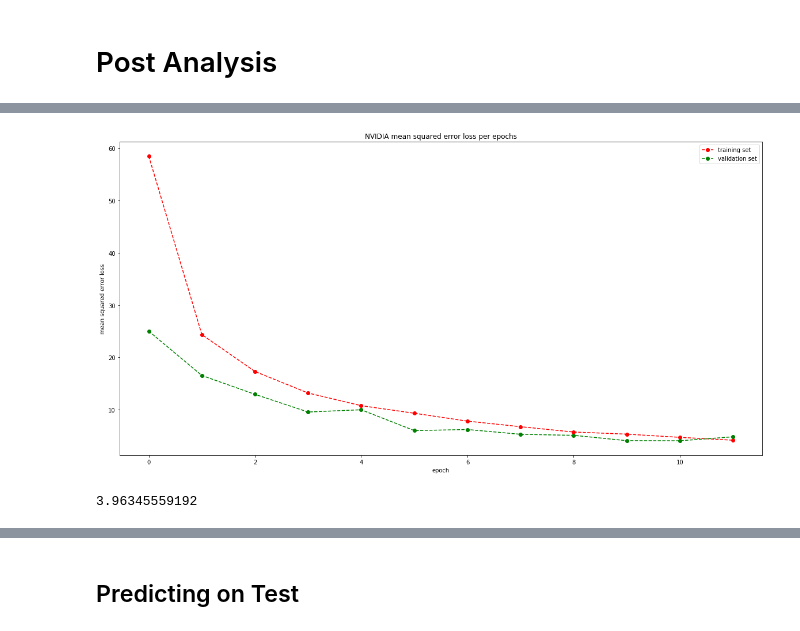
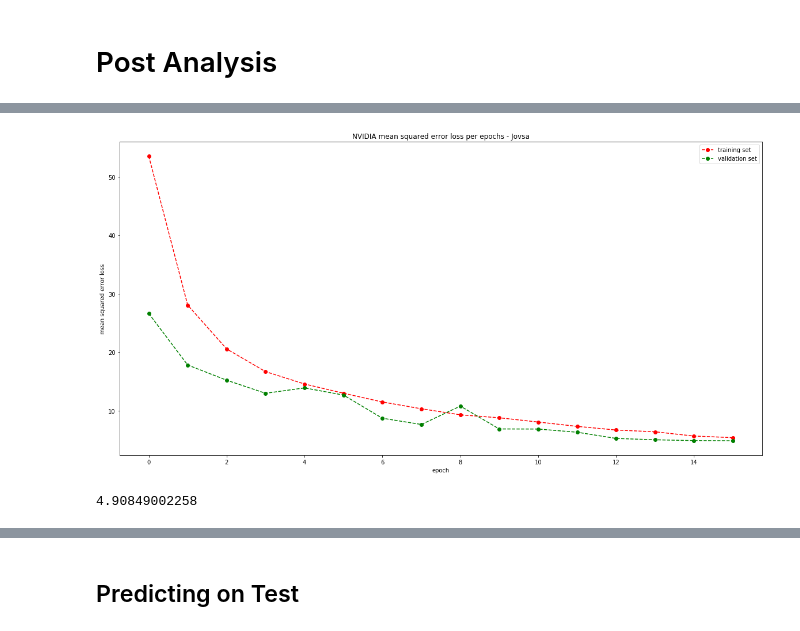
Before and after one commit to ArasStar/comma_ai_speed_challenge2017_Jovsa, a Jupyter notebook: code/NVIDIA_model.ipynb, the cells around one changed output, grey strips where cells are left out. Saved outputs shown, nothing was run; the diff lists cells and outputs as text; code cells hidden in the pictures.

Commit message:
Jovsa run

```diff
--- a/code/NVIDIA_model.ipynb
+++ b/code/NVIDIA_model.ipynb
@@ -35,5 +38,5 @@ sess = tf.Session(config=tf.ConfigProto(log_device_placement=True))
 # %%
-# constants
+# constantshop
 DATA_PATH = '/speed_challenge-2017/data'
 TRAIN_VIDEO = os.path.join(DATA_PATH, 'train.mp4') #'drive.mp4' 'train.mp4'
 TEST_VIDEO = os.path.join(DATA_PATH, 'test.mp4')
@@ -51,7 +54,7 @@ seeds = [1, 2, 3, 5, 8, 13, 21, 34, 55, 89, 144]
 # hyperparameters
 batch_size = 16
 num_epochs = 25 #100 #90
-steps_per_epoch = 800
+steps_per_epoch = 400
 
 # run specific constants
 model_name = 'nvidia' #nvidia2
@@ -762,16 +839,17 @@ val score: 4.07124506622
 # %%
 ### plot the training and validation loss for each epoch
 fig, ax = plt.subplots(figsize=(20,10))
 plt.plot(history['loss'], 'ro--')
 plt.plot(history['val_loss'], 'go--')
-plt.title('NVIDIA mean squared error loss per epochs')
+plt.title('NVIDIA mean squared error loss per epochs - Jovsa')
 plt.ylabel('mean squared error loss')
 plt.xlabel('epoch')
 plt.legend(['training set', 'validation set'], loc='upper right')
+plt.savefig("Nvidia_training_lossJovsa")
 plt.show()
 plt.close()
 # %% [output]
-[figure, old version]
+[figure, new version]
 # %%
 def make_predictions(data):
     for idx in tqdm(range(1, len(data.index)-1)):
@@ -808,10 +886,10 @@ def make_predictions(data):
 # %%
 make_predictions(valid_data)
 # %%
-print(mean_squared_error(valid_data.iloc[1:-1, 3],
-                         valid_data.iloc[1:-1, 4]))
+print(mean_squared_error(valid_data['speed'].iloc[1:-1],
+                         valid_data['predicted_speed'].iloc[1:-1]))
 # %% [output]
-3.96345559192
+4.90849002258
 # %%
 fig, ax = plt.subplots(figsize=(20,10))
 plt.plot(valid_data.sort_values(['image_index'])[['image_index']],
```
Also changed, not shown: parts of 40 cells of this notebook.
